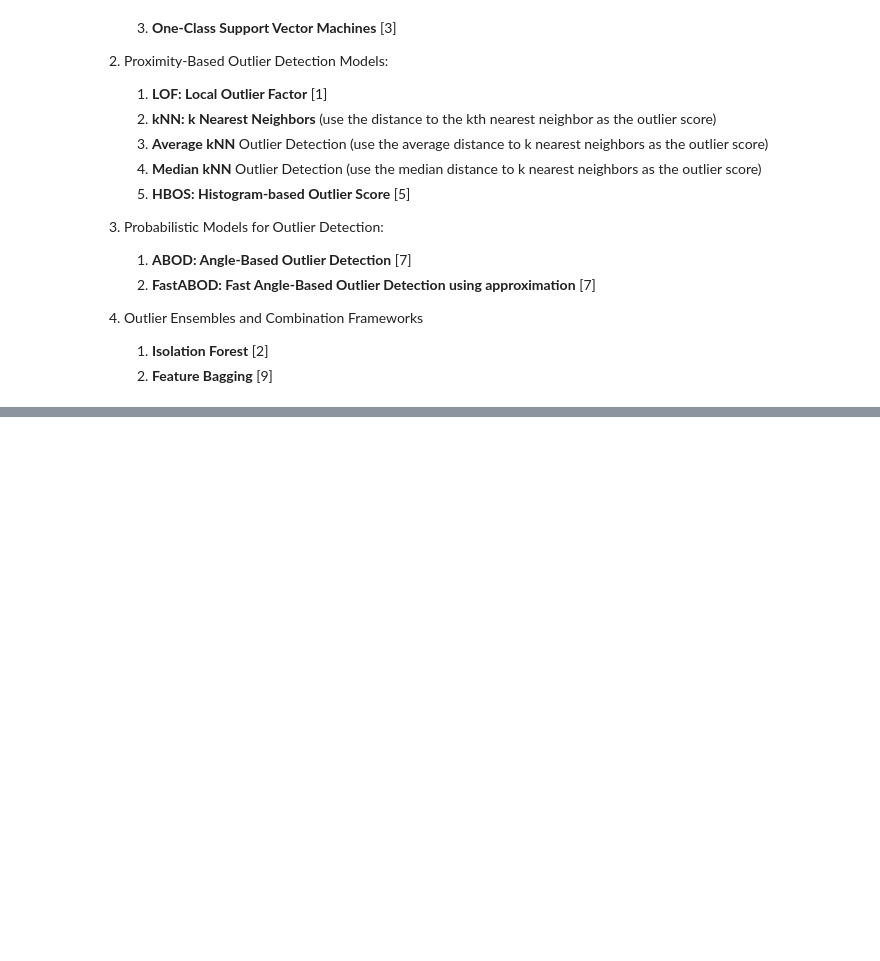
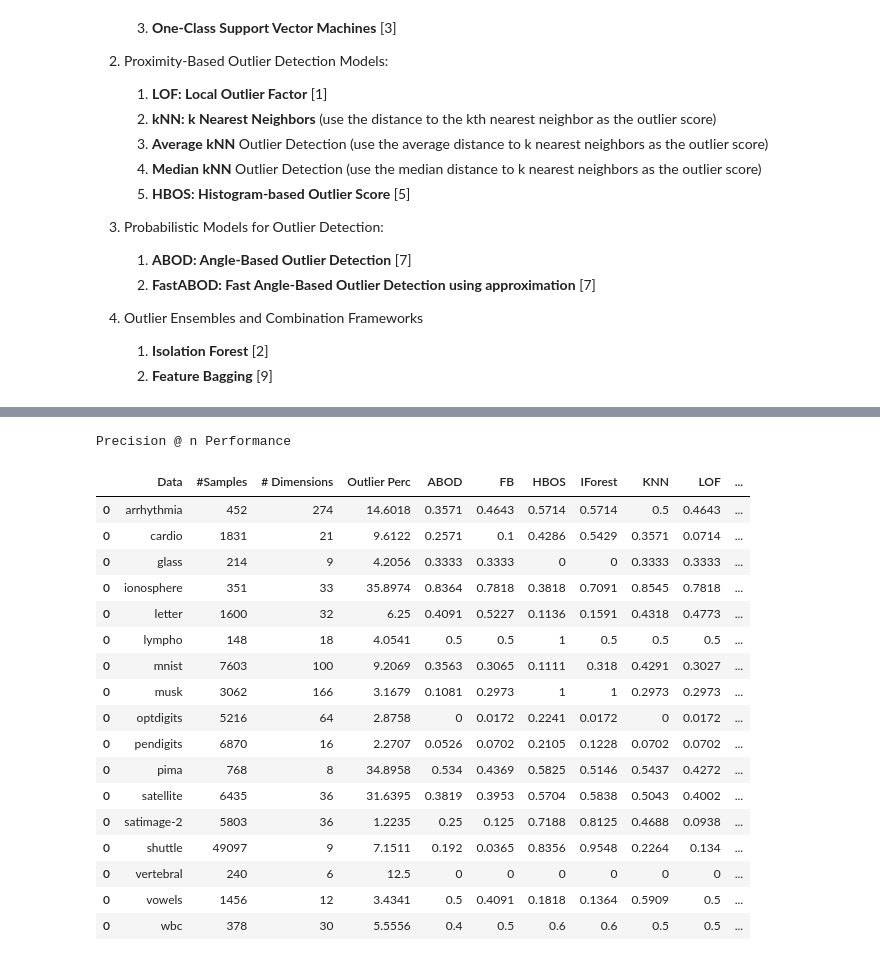
Before and after one commit to yzhao062/pyod, a Jupyter notebook: notebooks/Benchmark.ipynb, the cells around one changed output, grey strips where cells are left out. Cells and saved outputs as stored; diff of their text form; code cells hidden in the pictures; blank space fills up the shorter version.

```diff
--- a/notebooks/Benchmark.ipynb
+++ b/notebooks/Benchmark.ipynb
@@ -214,0 +235,23 @@ Decision score matrix on test data (152, 20)
+# %%
+print('Precision @ n Performance')
+prn_df
+# %% [output]
+Precision @ n Performance
+|  | Data | #Samples | # Dimensions | Outlier Perc | ABOD | FB | HBOS | IForest | KNN | LOF | ... |
+| 0 | arrhythmia | 452 | 274 | 14.6018 | 0.3571 | 0.4643 | 0.5714 | 0.5714 | 0.5 | 0.4643 | ... |
+| 0 | cardio | 1831 | 21 | 9.6122 | 0.2571 | 0.1 | 0.4286 | 0.5429 | 0.3571 | 0.0714 | ... |
+| 0 | glass | 214 | 9 | 4.2056 | 0.3333 | 0.3333 | 0 | 0 | 0.3333 | 0.3333 | ... |
+| 0 | ionosphere | 351 | 33 | 35.8974 | 0.8364 | 0.7818 | 0.3818 | 0.7091 | 0.8545 | 0.7818 | ... |
+| 0 | letter | 1600 | 32 | 6.25 | 0.4091 | 0.5227 | 0.1136 | 0.1591 | 0.4318 | 0.4773 | ... |
+| 0 | lympho | 148 | 18 | 4.0541 | 0.5 | 0.5 | 1 | 0.5 | 0.5 | 0.5 | ... |
+| 0 | mnist | 7603 | 100 | 9.2069 | 0.3563 | 0.3065 | 0.1111 | 0.318 | 0.4291 | 0.3027 | ... |
+| 0 | musk | 3062 | 166 | 3.1679 | 0.1081 | 0.2973 | 1 | 1 | 0.2973 | 0.2973 | ... |
+| 0 | optdigits | 5216 | 64 | 2.8758 | 0 | 0.0172 | 0.2241 | 0.0172 | 0 | 0.0172 | ... |
+| 0 | pendigits | 6870 | 16 | 2.2707 | 0.0526 | 0.0702 | 0.2105 | 0.1228 | 0.0702 | 0.0702 | ... |
+| 0 | pima | 768 | 8 | 34.8958 | 0.534 | 0.4369 | 0.5825 | 0.5146 | 0.5437 | 0.4272 | ... |
+| 0 | satellite | 6435 | 36 | 31.6395 | 0.3819 | 0.3953 | 0.5704 | 0.5838 | 0.5043 | 0.4002 | ... |
+| 0 | satimage-2 | 5803 | 36 | 1.2235 | 0.25 | 0.125 | 0.7188 | 0.8125 | 0.4688 | 0.0938 | ... |
+| 0 | shuttle | 49097 | 9 | 7.1511 | 0.192 | 0.0365 | 0.8356 | 0.9548 | 0.2264 | 0.134 | ... |
+| 0 | vertebral | 240 | 6 | 12.5 | 0 | 0 | 0 | 0 | 0 | 0 | ... |
+| 0 | vowels | 1456 | 12 | 3.4341 | 0.5 | 0.4091 | 0.1818 | 0.1364 | 0.5909 | 0.5 | ... |
+| 0 | wbc | 378 | 30 | 5.5556 | 0.4 | 0.5 | 0.6 | 0.6 | 0.5 | 0.5 | ... |
```
Also changed, not shown: parts of 8 cells of this notebook, 1 other file.
